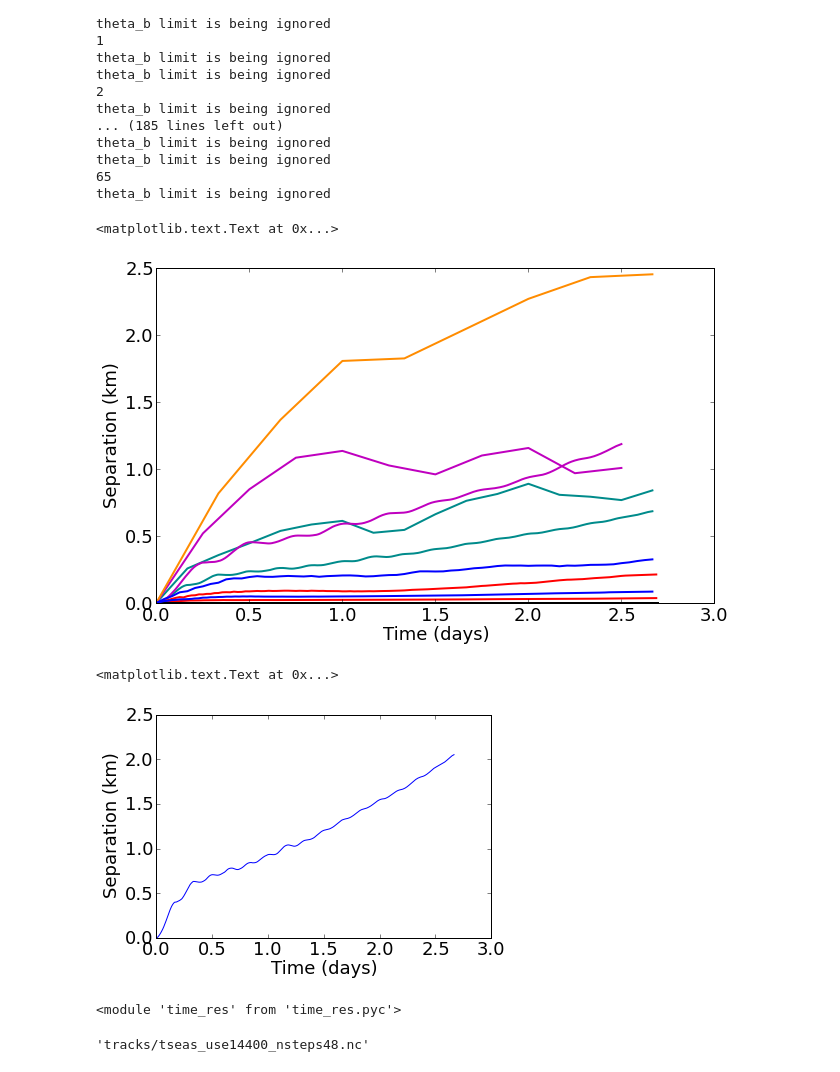
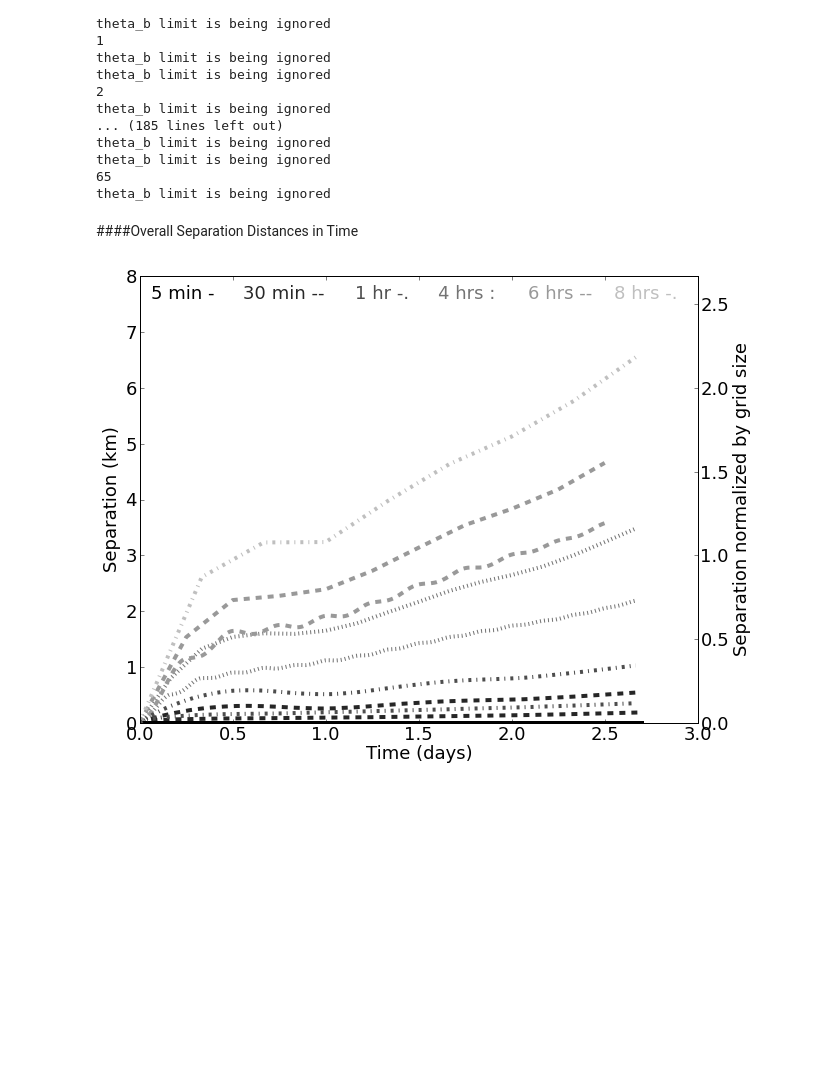
Before and after one commit to kthyng/time_res, a Jupyter notebook: time_res.ipynb, the cells around one changed output. Drawn from its saved outputs; the diff is of its cells as text; code cells hidden in the pictures; blank space fills up the shorter version.

```diff
--- a/time_res.ipynb
+++ b/time_res.ipynb
@@ -97,10 +104,10 @@ tseas_use = 5*60.*12*8 # time between model outputs, in seconds (5 min, 30 min,
 nsteps = 12*8 # Number of linear interpolations in time (up to equivalent to 5 min output)
 name = 'tseas_use' + str(int(tseas_use)) + '_nsteps' + str(nsteps) # File names to use
 # %%
-# Run TracPy
-lonp, latp, zp, t, grid = tracpy.run.run(loc, nsteps, ndays, ff, date, tseas, ah, av, lon0, lat0,
-                                         z0, zpar, do3d, doturb, name, grid=grid, dostream=dostream,
-                                         zparuv=zparuv, tseas_use=tseas_use)
+# # Run TracPy
+# lonp, latp, zp, t, grid = tracpy.run.run(loc, nsteps, ndays, ff, date, tseas, ah, av, lon0, lat0,
+#                                          z0, zpar, do3d, doturb, name, grid=grid, dostream=dostream,
+#                                          zparuv=zparuv, tseas_use=tseas_use)
 # %% [output]
 theta_b limit is being ignored
 theta_b limit is being ignored
@@ -185,12 +198,12 @@ tseas_use = np.array([5, 30, 30, 60, 60, 60*4, 60*4, 60*6, 60*6, 60*8])*60.
 # Number of linear interpolation steps in time (up to equivalent to 5 min output)
 nsteps = np.array([1, 1, 6, 1, 12, 1, 12*4, 1, 12*6, 1])
 # %%
-# Run TracPy for each run option
-for i in xrange(len(tseas_use)):
-    name = 'tseas_use' + str(int(tseas_use[i])) + '_nsteps' + str(nsteps[i]) # File names to use
-    lonp, latp, zp, t, grid = tracpy.run.run(loc, nsteps[i], ndays, ff, date, tseas, ah, av, lon0, lat0,
-                                             z0, zpar, do3d, doturb, name, grid=grid, dostream=dostream,
-                                             zparuv=zparuv, tseas_use=tseas_use[i])
+# # Run TracPy for each run option
+# for i in xrange(len(tseas_use)):
+#     name = 'tseas_use' + str(int(tseas_use[i])) + '_nsteps' + str(nsteps[i]) # File names to use
+#     lonp, latp, zp, t, grid = tracpy.run.run(loc, nsteps[i], ndays, ff, date, tseas, ah, av, lon0, lat0,
+#                                              z0, zpar, do3d, doturb, name, grid=grid, dostream=dostream,
+#                                              zparuv=zparuv, tseas_use=tseas_use[i])
 # %% [output]
 theta_b limit is being ignored
 theta_b limit is being ignored
@@ -230,37 +225,35 @@ theta_b limit is being ignored
+# %% [markdown]
+####Overall Separation Distances in Time
 # %%
 # Calculate dispersion between different particles starting at the same location
 Files = glob.glob('tracks/*.nc')
 Files.sort()
-# File = Files[1]
-figure(figsize(10,6))
-#dx = 3. # 3km grid resolution
+fig = figure(figsize(10,8))
+ax1 = fig.add_subplot(111)
 for File in Files:
     D2, t = time_res.calc_dispersion(File, grid=grid_gulf)
     days = (t-t[0])/(3600*24)
     tseas = float(File.split('tseas_use')[1].split('_')[0])
-    if tseas == 300: col='k' # 5 min
-    if tseas == 1800: col='r' # 30 min
-    if tseas == 3600: col='b' # 1 hr
-    if tseas == 14400: col='darkcyan' # 4 hr
-    if tseas == 21600: col='m' # 6 hr
-    if tseas == 28800: col='darkorange' # 8 hr
-    plot(days, D2/dx, color=col, linewidth=2)
-ylabel('Separation (km)'); xlabel('Time (days)')
+    if tseas == 300: col=col5; m=m5 #'k' # 5 min
+    if tseas == 1800: col=col30; m=m30 #'r' # 30 min
+    if tseas == 3600: col=col1; m=m1 #'b' # 1 hr
+    if tseas == 14400: col=col4; m=m4 #'darkcyan' # 4 hr
+    if tseas == 21600: col=col6; m=m6 #'m' # 6 hr
+    if tseas == 28800: col=col8; m=m8 #'darkorange' # 8 hr
+    ax1.plot(days, D2, color=col, linewidth=4, linestyle=m)
+ax1.set_ylim(0,8.)
+ax1.set_ylabel('Separation (km)'); xlabel('Time (days)')
+ax2 = ax1.twinx()
+ax2.set_yticks(ax1.get_yticks()/dx)
+ax2.set_yticks(arange(0,3.0,.5))
+ax2.set_ylabel('Separation normalized by grid size'); xlabel('Time (days)')
+# legend
+text(0.02, 0.95, '5 min ' + m5, color=col5, transform = ax1.transAxes)
+text(0.185, 0.95, '30 min ' + m30, color=col30, transform = ax1.transAxes)
+text(0.385, 0.95, '1 hr ' + m1, color=col1, transform = ax1.transAxes)
+text(0.535, 0.95, '4 hrs ' + m4, color=col4, transform = ax1.transAxes)
+text(0.695, 0.95, '6 hrs ' + m6, color=col6, transform = ax1.transAxes)
+text(0.85, 0.95, '8 hrs ' + m8, color=col8, transform = ax1.transAxes)
+savefig('figures/separation_overall.png', bbox_inches='tight')
 # %% [output]
-<matplotlib.text.Text at 0x...>
-[figure, old version]
+[figure, new version]
-# %%
-days = (t-t[0])/(3600*24)
-plot(days, D2)
-ylabel('Separation (km)'); xlabel('Time (days)')
-# %% [output]
-<matplotlib.text.Text at 0x...>
-[figure, removed]
-# %%
-reload(time_res)
-# %% [output]
-<module 'time_res' from 'time_res.pyc'>
-# %%
-File
-# %% [output]
-'tracks/tseas_use14400_nsteps48.nc'
```
Also changed, not shown: parts of 15 cells of this notebook, 1 other file.
